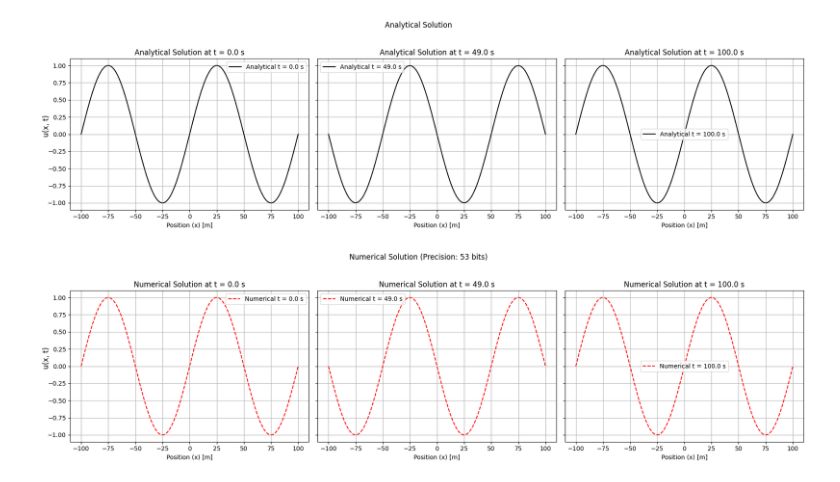
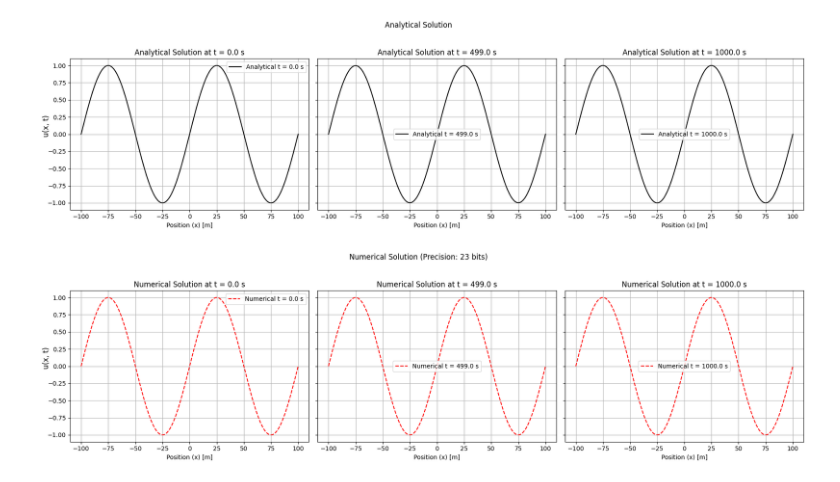
Before and after one commit to dt-17/Devito-UROP-MSci, a Jupyter notebook: scaled-mpmath-acoustic.ipynb, the cells around one changed output. Saved outputs shown, nothing was run; the diff lists cells and outputs as text; code cells hidden in the pictures.

```diff
--- a/scaled-mpmath-acoustic.ipynb
+++ b/scaled-mpmath-acoustic.ipynb
@@ -4,7 +4,7 @@ from mpmath import mp, mpf, sin, pi, fadd, fsub, fmul, fdiv, fabs, fsum
 import matplotlib.pyplot as plt
 # %%
 # Set precision
-mp.prec = 53
+mp.prec = 23
 
 # Constants
 L = mpf(100)                 # Half-length of the domain in meters
@@ -12,7 +12,7 @@ c = mpf(1)                 # Wave speed in m/s
 N = 201                       # Number of spatial points
 dx = mpf(1)          # Spatial step size for [-L, L] domain
 dt = mpf(1)        # Time step size (CFL condition)
-T = mpf(100.0)                  # Total simulation time in seconds, after scaling period becomes 100
+T = mpf(1000.0)                  # Total simulation time in seconds, after scaling period becomes 100
 x = [mpf(val) for val in np.linspace(float(-L), float(L), N)]  # Spatial grid as mpf
 
 # Total time steps
@@ -78,32 +78,32 @@ for i, idx in enumerate(plot_times):
     axs1[i].set_title(f"Analytical Solution at t = {float(t)} s")
     axs1[i].legend()
     axs1[i].grid(True)
 
 # Set global y-axis label
 fig1.supylabel("u(x, t)")
 fig1.suptitle("Analytical Solution")
 plt.tight_layout(rect=[0, 0, 1, 0.95])
 
 # Plotting the numerical solution
 fig2, axs2 = plt.subplots(1, 3, figsize=(18, 5), sharey=True)
 for i, idx in enumerate(plot_times):
     t = idx * dt
     # Retrieve the numerical solution for the mapped time index
     u_num = u_num_at_t[idx]
     axs2[i].plot([float(x_i) for x_i in x], [float(u_n) for u_n in u_num], 'r--', label=f"Numerical t = {float(t)} s")
 
     # Plot formatting
     axs2[i].set_xlabel("Position (x) [m]")
     axs2[i].set_title(f"Numerical Solution at t = {float(t)} s")
     axs2[i].legend()
     axs2[i].grid(True)
 
 # Set global y-axis label
 fig2.supylabel("u(x, t)")
 fig2.suptitle(f"Numerical Solution (Precision: {mp.prec} bits)")
 plt.tight_layout(rect=[0, 0, 1, 0.95])
 
 plt.show()
 # %% [output]
-[figure, old version]
+[figure, new version]
-[figure, old version]
+[figure, new version]
```
Also changed, not shown: parts of 2 cells of this notebook.
